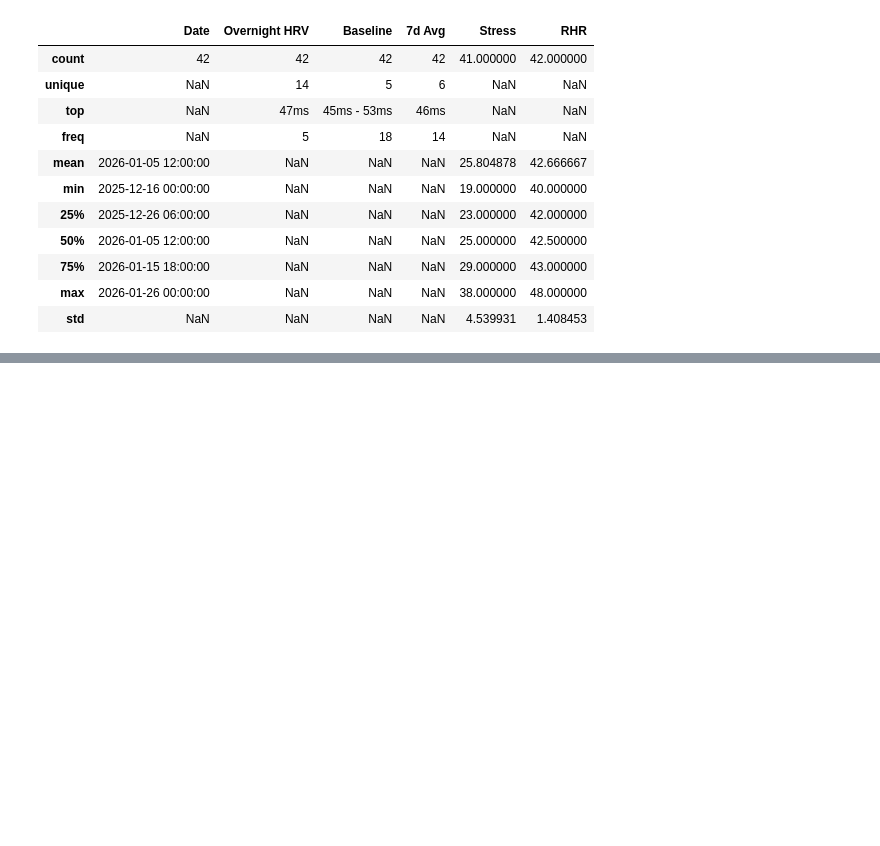
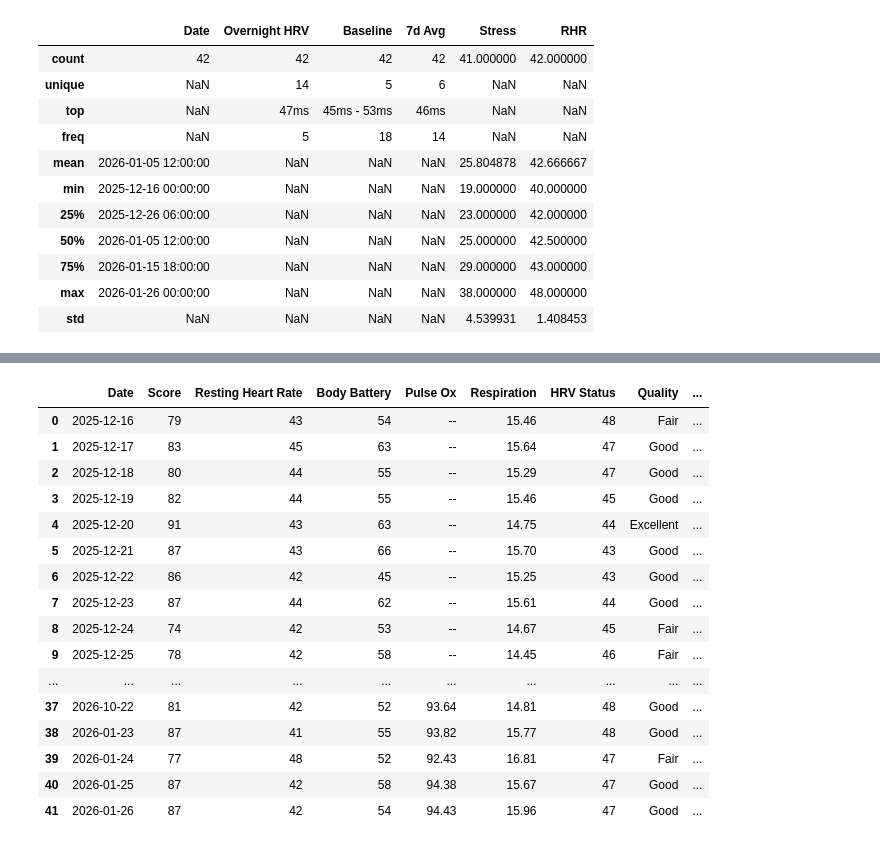
Before and after one commit to POLUX89/gym-ml-performance, a Jupyter notebook: notebooks/01_data_model_baseline.ipynb, the cells around one changed output, grey strips where cells are left out. Cells and saved outputs as stored; diff of their text form; code cells hidden in the pictures; blank space fills up the shorter version.

```diff
--- a/notebooks/01_data_model_baseline.ipynb
+++ b/notebooks/01_data_model_baseline.ipynb
@@ -199,0 +356,20 @@ hrv.describe(include="all")
+# %%
+sleep
+# %% [output]
+|  | Date | Score | Resting Heart Rate | Body Battery | Pulse Ox | Respiration | HRV Status | Quality | ... |
+| 0 | 2025-12-16 | 79 | 43 | 54 | -- | 15.46 | 48 | Fair | ... |
+| 1 | 2025-12-17 | 83 | 45 | 63 | -- | 15.64 | 47 | Good | ... |
+| 2 | 2025-12-18 | 80 | 44 | 55 | -- | 15.29 | 47 | Good | ... |
+| 3 | 2025-12-19 | 82 | 44 | 55 | -- | 15.46 | 45 | Good | ... |
+| 4 | 2025-12-20 | 91 | 43 | 63 | -- | 14.75 | 44 | Excellent | ... |
+| 5 | 2025-12-21 | 87 | 43 | 66 | -- | 15.70 | 43 | Good | ... |
+| 6 | 2025-12-22 | 86 | 42 | 45 | -- | 15.25 | 43 | Good | ... |
+| 7 | 2025-12-23 | 87 | 44 | 62 | -- | 15.61 | 44 | Good | ... |
+| 8 | 2025-12-24 | 74 | 42 | 53 | -- | 14.67 | 45 | Fair | ... |
+| 9 | 2025-12-25 | 78 | 42 | 58 | -- | 14.45 | 46 | Fair | ... |
+| ... | ... | ... | ... | ... | ... | ... | ... | ... | ... |
+| 37 | 2026-10-22 | 81 | 42 | 52 | 93.64 | 14.81 | 48 | Good | ... |
+| 38 | 2026-01-23 | 87 | 41 | 55 | 93.82 | 15.77 | 48 | Good | ... |
+| 39 | 2026-01-24 | 77 | 48 | 52 | 92.43 | 16.81 | 47 | Fair | ... |
+| 40 | 2026-01-25 | 87 | 42 | 58 | 94.38 | 15.67 | 47 | Good | ... |
+| 41 | 2026-01-26 | 87 | 42 | 54 | 94.43 | 15.96 | 47 | Good | ... |
```
Also changed, not shown: parts of 18 cells of this notebook, 1 other file.
